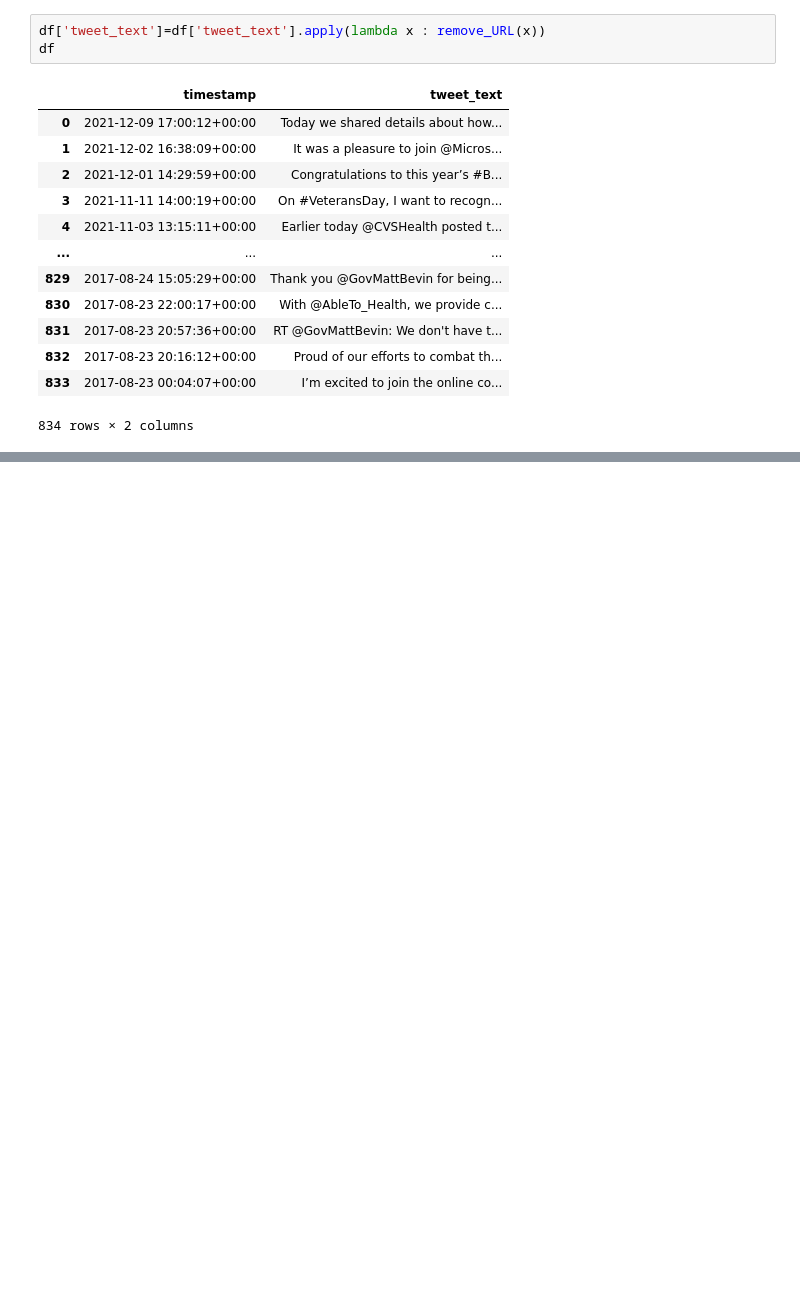
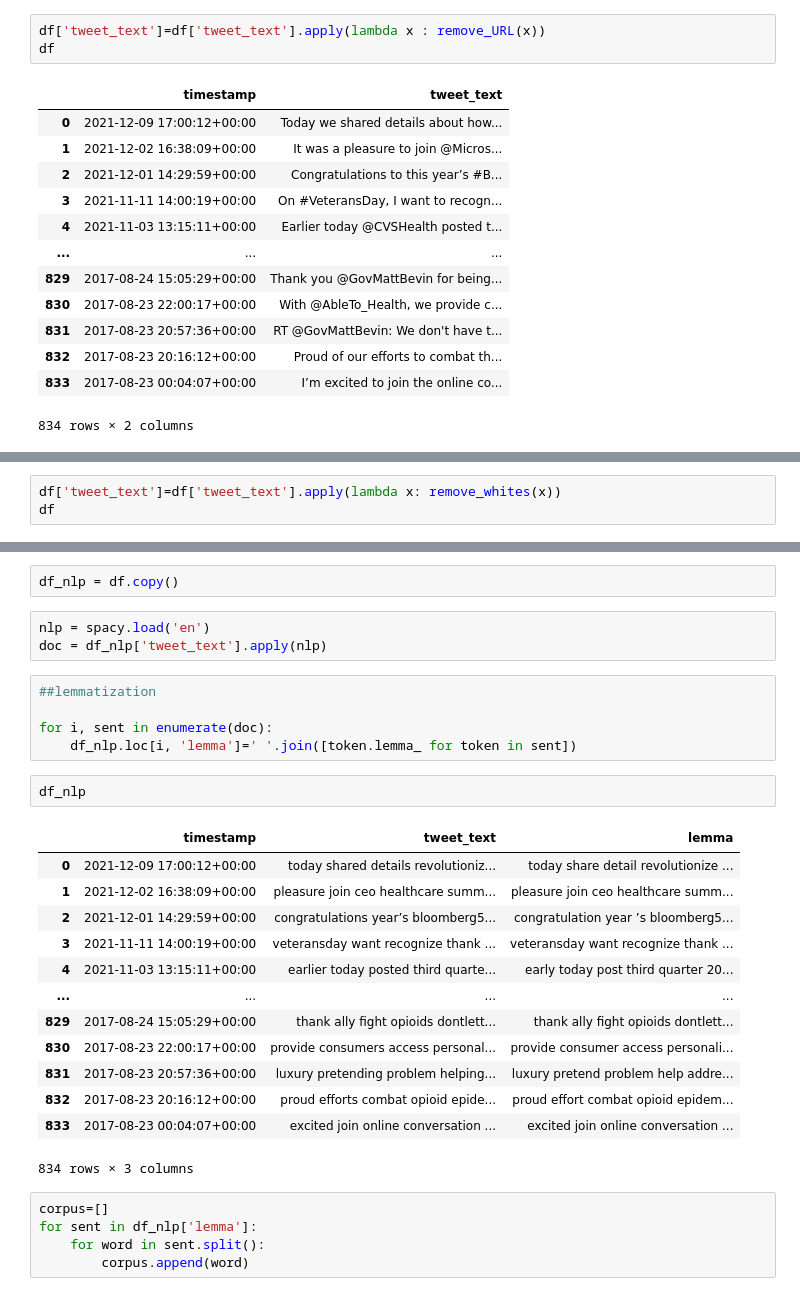
Before and after one commit to canantu/Data_Analytics_Portfolio, a Jupyter notebook: Tweet_Data_Analysis.ipynb, the cells around one changed output, grey strips where cells are left out. Saved outputs shown, nothing was run; the diff lists cells and outputs as text; blank space fills up the shorter version.

```diff
--- a/Tweet_Data_Analysis.ipynb
+++ b/Tweet_Data_Analysis.ipynb
@@ -39,0 +150,3 @@ df
+# %%
+df['tweet_text']=df['tweet_text'].apply(lambda x: remove_whites(x))
+df
@@ -39,0 +167,31 @@ df
+# %%
+df_nlp = df.copy()
+# %%
+nlp = spacy.load('en')
+doc = df_nlp['tweet_text'].apply(nlp)
+# %%
+##lemmatization
+
+for i, sent in enumerate(doc):
+    df_nlp.loc[i, 'lemma']=' '.join([token.lemma_ for token in sent])
+# %%
+df_nlp
+# %% [output]
+|  | timestamp | tweet_text | lemma |
+| 0 | 2021-12-09 17:00:12+00:00 | today shared details revolutioniz... | today share detail revolutionize ... |
+| 1 | 2021-12-02 16:38:09+00:00 | pleasure join ceo healthcare summ... | pleasure join ceo healthcare summ... |
+| 2 | 2021-12-01 14:29:59+00:00 | congratulations year’s bloomberg5... | congratulation year ’s bloomberg5... |
+| 3 | 2021-11-11 14:00:19+00:00 | veteransday want recognize thank ... | veteransday want recognize thank ... |
+| 4 | 2021-11-03 13:15:11+00:00 | earlier today posted third quarte... | early today post third quarter 20... |
+| ... | ... | ... | ... |
+| 829 | 2017-08-24 15:05:29+00:00 | thank ally fight opioids dontlett... | thank ally fight opioids dontlett... |
+| 830 | 2017-08-23 22:00:17+00:00 | provide consumers access personal... | provide consumer access personali... |
+| 831 | 2017-08-23 20:57:36+00:00 | luxury pretending problem helping... | luxury pretend problem help addre... |
+| 832 | 2017-08-23 20:16:12+00:00 | proud efforts combat opioid epide... | proud effort combat opioid epidem... |
+| 833 | 2017-08-23 00:04:07+00:00 | excited join online conversation ... | excited join online conversation ... |
+834 rows × 3 columns
+# %%
+corpus=[]
+for sent in df_nlp['lemma']:
+    for word in sent.split():
+        corpus.append(word)
```
Also changed, not shown: parts of 14 cells of this notebook.
